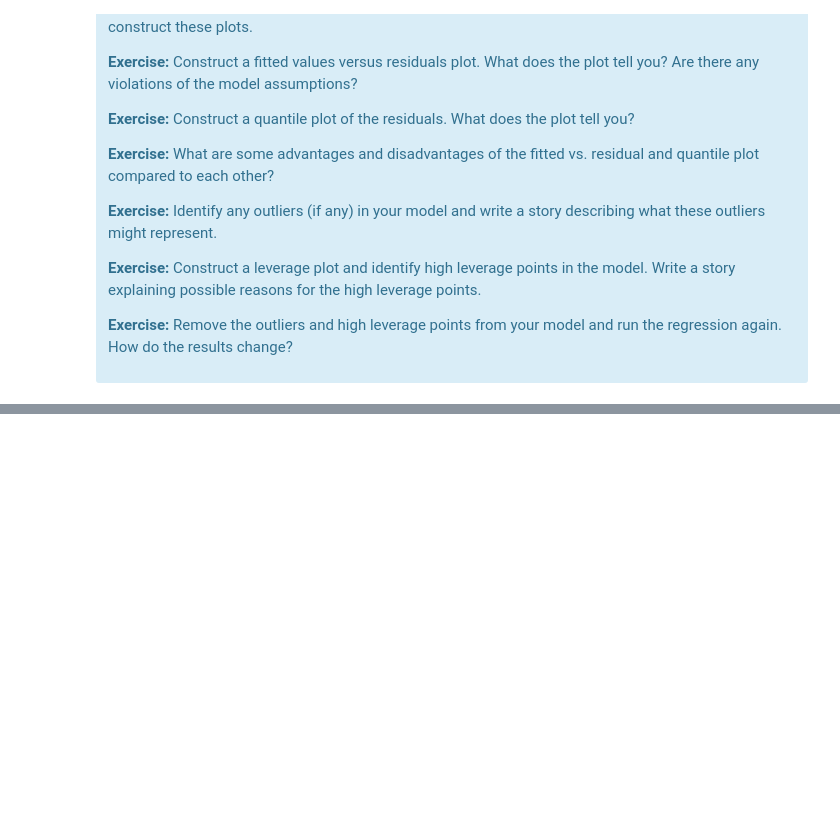
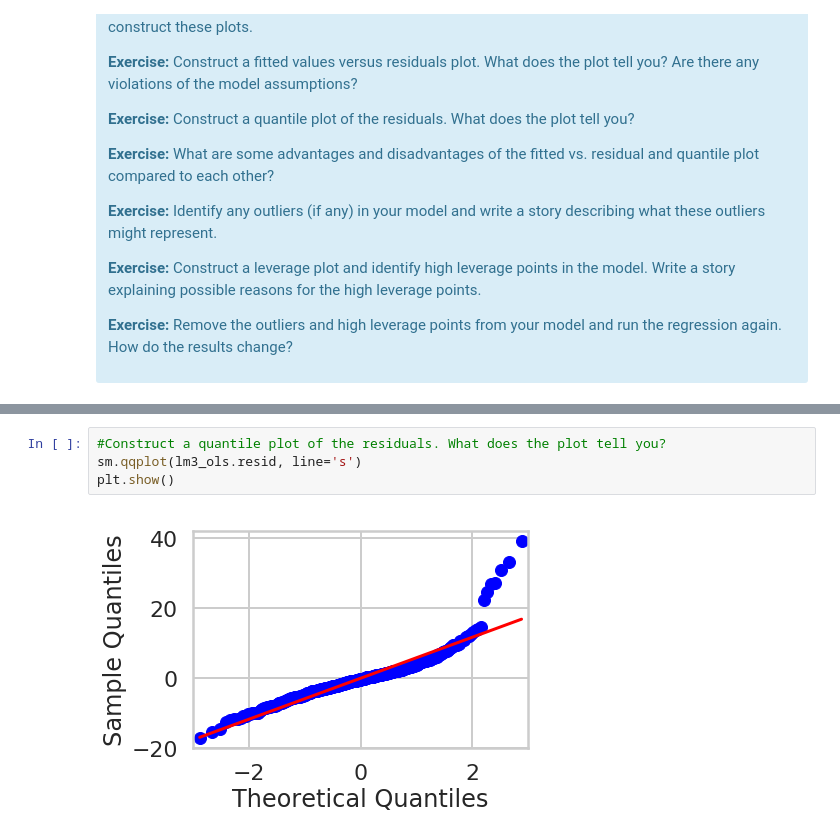
Before and after one commit to Nhorning/linear_regression, a Jupyter notebook: Mini_Project_Linear_Regression.ipynb, the cells around one changed output, grey strips where cells are left out. Drawn from its saved outputs; the diff is of its cells as text; blank space fills up the shorter version.

```diff
--- a/Mini_Project_Linear_Regression.ipynb
+++ b/Mini_Project_Linear_Regression.ipynb
@@ -1058,0 +1069,6 @@ There are some other issues that are important investigate with linear regressio
+# %%
+#Construct a quantile plot of the residuals. What does the plot tell you?
+sm.qqplot(lm3_ols.resid, line='s')
+plt.show()
+# %% [output]
+[figure, added]
```
Also changed, not shown: parts of 10 cells of this notebook.
